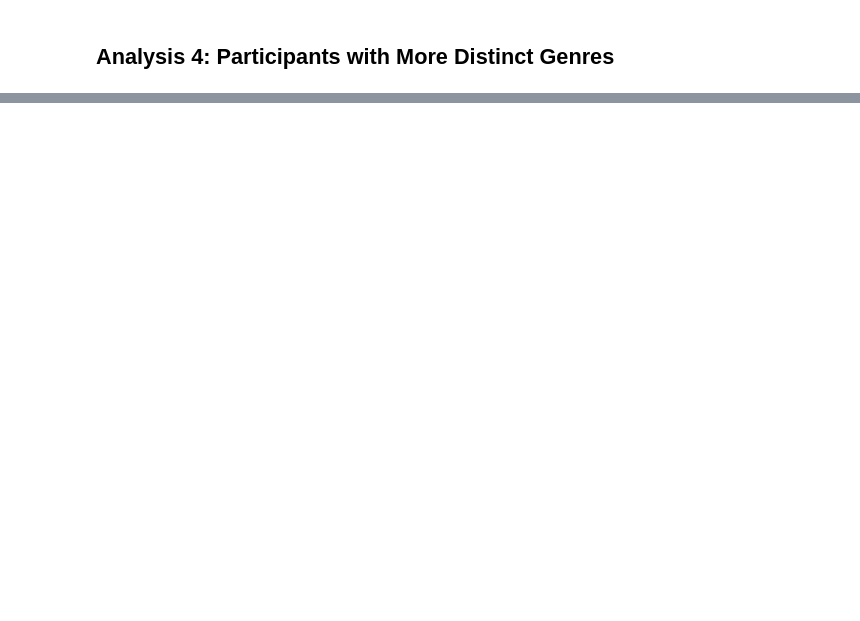
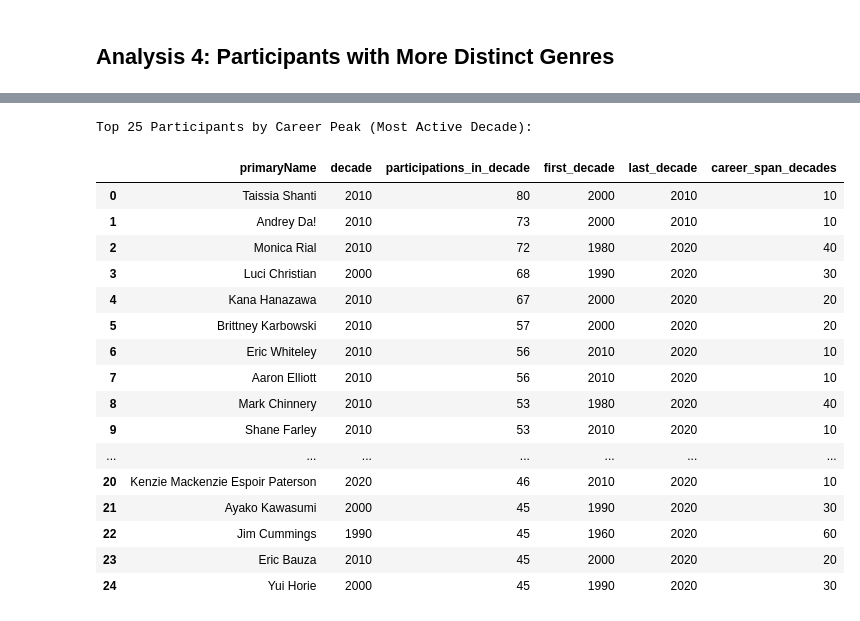
Before and after one commit to andrejms16/imbd, a Jupyter notebook: notebooks/silver/transformations.ipynb, the cells around one changed output, grey strips where cells are left out. Cells and saved outputs as stored; diff of their text form; code cells hidden in the pictures; blank space fills up the shorter version.

```diff
--- a/notebooks/silver/transformations.ipynb
+++ b/notebooks/silver/transformations.ipynb
@@ -244,0 +670,68 @@ participants_genres
+# %%
+### 6c: Career Peak Detection - Most Active Decade per Participant
+# Count participations per person per decade
+participations_per_decade = (
+    participations_with_year.groupby(['nconst', 'decade'])
+    .size()
+    .reset_index(name='participations_in_decade')
+)
+
+# Find peak decade for each participant
+career_peak = (
+    participations_per_decade.sort_values('participations_in_decade', ascending=False)
+    .groupby('nconst')
+    .head(1)
+    .reset_index(drop=True)
+)
+
+# Add participant details
+career_peak = career_peak.merge(
+    dim_person[['nconst', 'primaryName', 'birthYear', 'deathYear']],
+    on='nconst',
+    how='left'
+)
+
+# Calculate career span
+career_peak_sorted = (
+    participations_per_decade.merge(dim_person[['nconst', 'primaryName']], on='nconst', how='left')
+    .sort_values(['nconst', 'decade'])
+)
+
+career_span = (
+    career_peak_sorted.groupby('nconst')
+    .agg({'decade': ['min', 'max']})
+    .reset_index()
+)
+
+career_span.columns = ['nconst', 'first_decade', 'last_decade']
+career_span['career_span_decades'] = career_span['last_decade'] - career_span['first_decade']
+
+career_peak_final = career_peak.merge(
+    career_span[['nconst', 'first_decade', 'last_decade', 'career_span_decades']],
+    on='nconst',
+    how='left'
+).sort_values('participations_in_decade', ascending=False).head(25)
+
+career_peak_display = career_peak_final[['primaryName', 'decade', 'participations_in_decade', 'first_decade', 'last_decade', 'career_span_decades']]
+# career_peak_display.to_parquet(f'{project_src}\\data\\gold\\career_peak_by_decade.parquet', index=False)
+print("Top 25 Participants by Career Peak (Most Active Decade):")
+career_peak_display.head(25)
+# %% [output]
+Top 25 Participants by Career Peak (Most Active Decade):
+|  | primaryName | decade | participations_in_decade | first_decade | last_decade | career_span_decades |
+| 0 | Taissia Shanti | 2010 | 80 | 2000 | 2010 | 10 |
+| 1 | Andrey Da! | 2010 | 73 | 2000 | 2010 | 10 |
+| 2 | Monica Rial | 2010 | 72 | 1980 | 2020 | 40 |
+| 3 | Luci Christian | 2000 | 68 | 1990 | 2020 | 30 |
+| 4 | Kana Hanazawa | 2010 | 67 | 2000 | 2020 | 20 |
+| 5 | Brittney Karbowski | 2010 | 57 | 2000 | 2020 | 20 |
+| 6 | Eric Whiteley | 2010 | 56 | 2010 | 2020 | 10 |
+| 7 | Aaron Elliott | 2010 | 56 | 2010 | 2020 | 10 |
+| 8 | Mark Chinnery | 2010 | 53 | 1980 | 2020 | 40 |
+| 9 | Shane Farley | 2010 | 53 | 2010 | 2020 | 10 |
+| ... | ... | ... | ... | ... | ... | ... |
+| 20 | Kenzie Mackenzie Espoir Paterson | 2020 | 46 | 2010 | 2020 | 10 |
+| 21 | Ayako Kawasumi | 2000 | 45 | 1990 | 2020 | 30 |
+| 22 | Jim Cummings | 1990 | 45 | 1960 | 2020 | 60 |
+| 23 | Eric Bauza | 2010 | 45 | 2000 | 2020 | 20 |
+| 24 | Yui Horie | 2000 | 45 | 1990 | 2020 | 30 |
```
Also changed, not shown: parts of 25 cells of this notebook, 10 other files.
